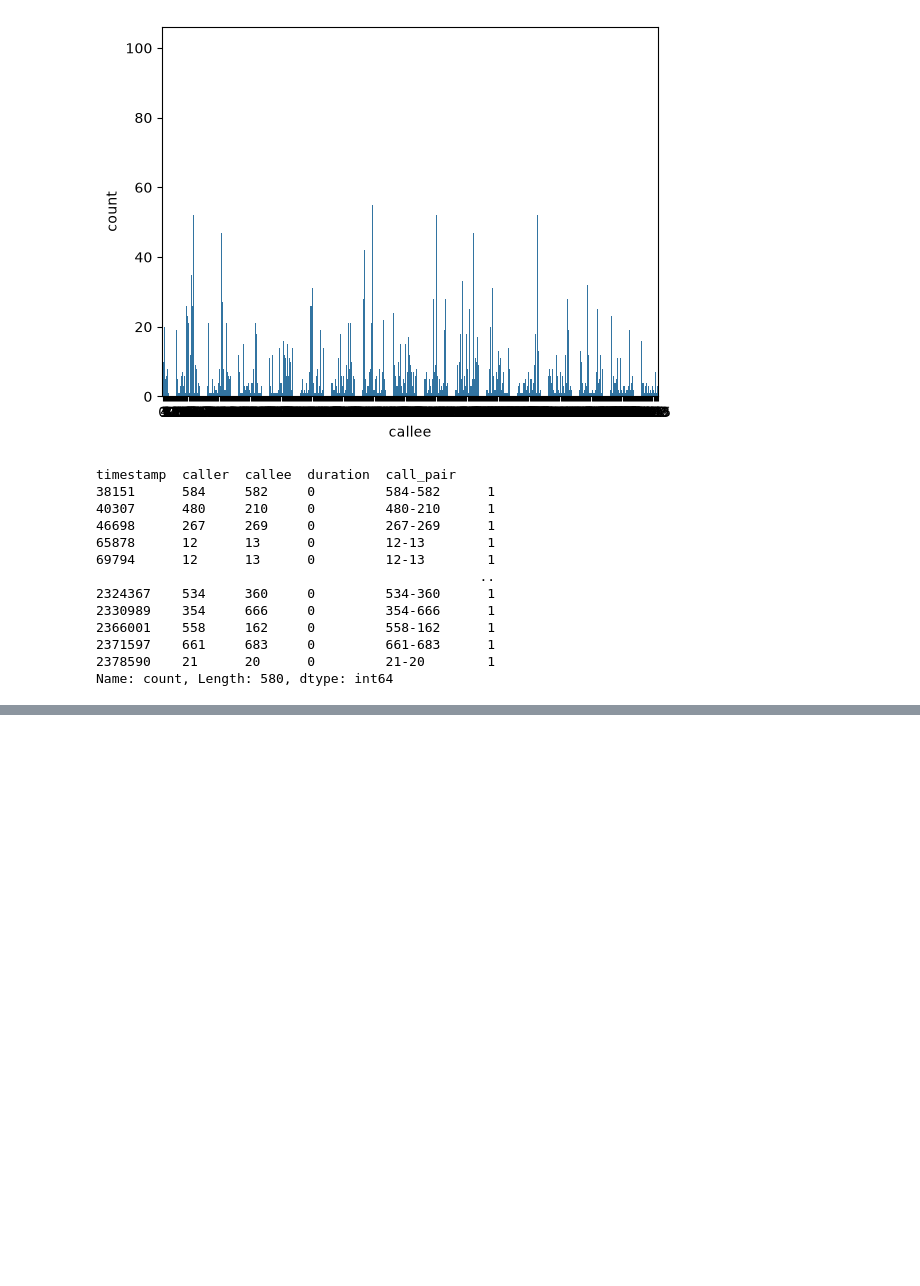
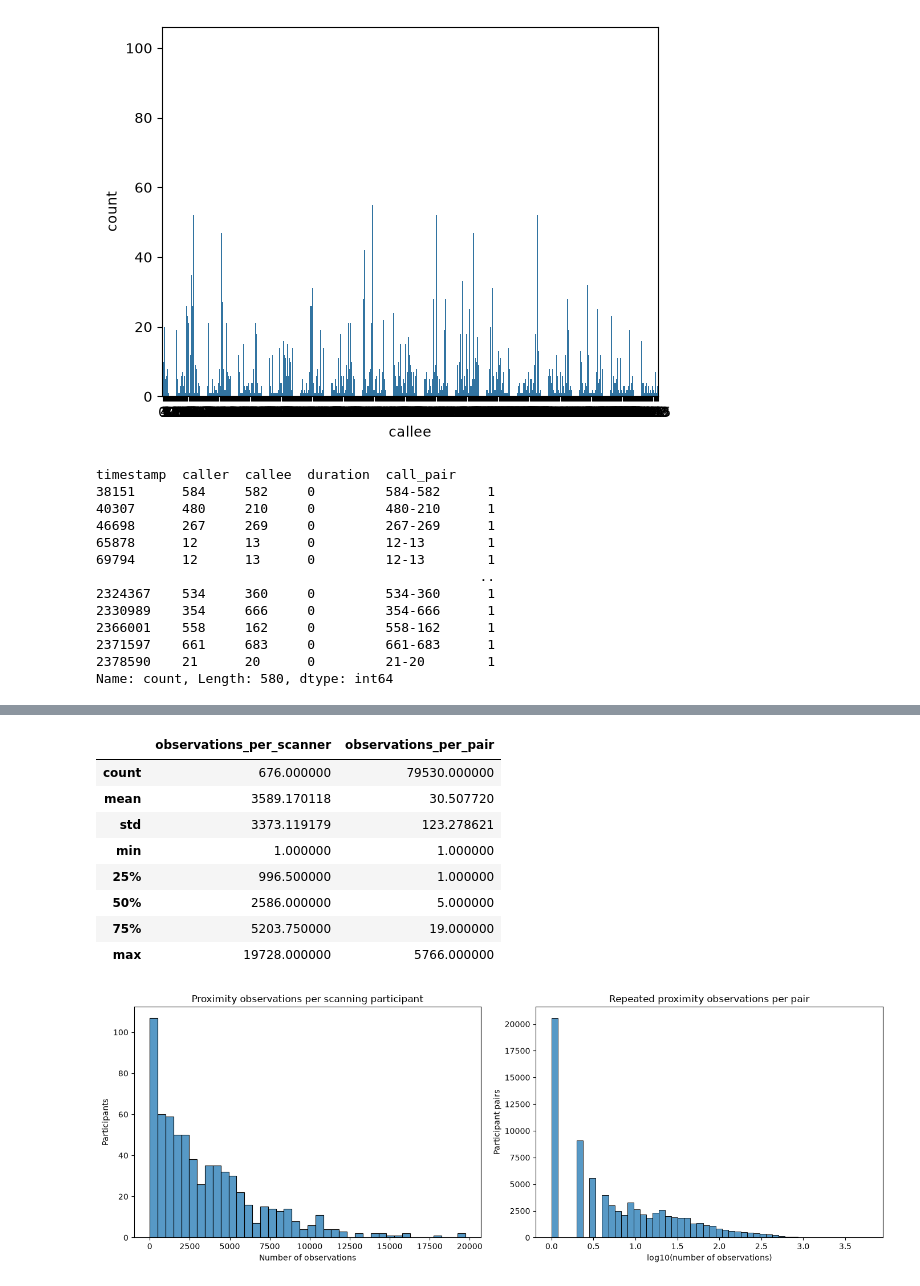
Before and after one commit to ucd-cosmos-data/26-the-deep-learners-analysis, a Jupyter notebook: FinalProject/notebooks/eda_distributions.ipynb, the cells around one changed output, grey strips where cells are left out. Cells and saved outputs as stored; diff of their text form; code cells hidden in the pictures; blank space fills up the shorter version.

```diff
--- a/FinalProject/notebooks/eda_distributions.ipynb
+++ b/FinalProject/notebooks/eda_distributions.ipynb
@@ -137,0 +192,33 @@ for i in range(3):
+# %%
+proximity_by_scanner = bt_proximity.groupby('user_a').size()
+proximity_by_pair = bt_proximity.groupby(['pair_a', 'pair_b']).size()
+
+fig, axes = plt.subplots(1, 2, figsize=(14, 5))
+sns.histplot(proximity_by_scanner, bins=40, ax=axes[0])
+axes[0].set(
+    title='Proximity observations per scanning participant',
+    xlabel='Number of observations', ylabel='Participants',
+)
+
+sns.histplot(np.log10(proximity_by_pair), bins=50, ax=axes[1])
+axes[1].set(
+    title='Repeated proximity observations per pair',
+    xlabel='log10(number of observations)', ylabel='Participant pairs',
+)
+plt.tight_layout()
+
+display(pd.DataFrame({
+    'observations_per_scanner': proximity_by_scanner.describe(),
+    'observations_per_pair': proximity_by_pair.describe(),
+}))
+# %% [output]
+|  | observations_per_scanner | observations_per_pair |
+| count | 676.000000 | 79530.000000 |
+| mean | 3589.170118 | 30.507720 |
+| std | 3373.119179 | 123.278621 |
+| min | 1.000000 | 1.000000 |
+| 25% | 996.500000 | 1.000000 |
+| 50% | 2586.000000 | 5.000000 |
+| 75% | 5203.750000 | 19.000000 |
+| max | 19728.000000 | 5766.000000 |
+[figure, added]
```
Also changed, not shown: parts of 11 cells of this notebook, 2 other files.
